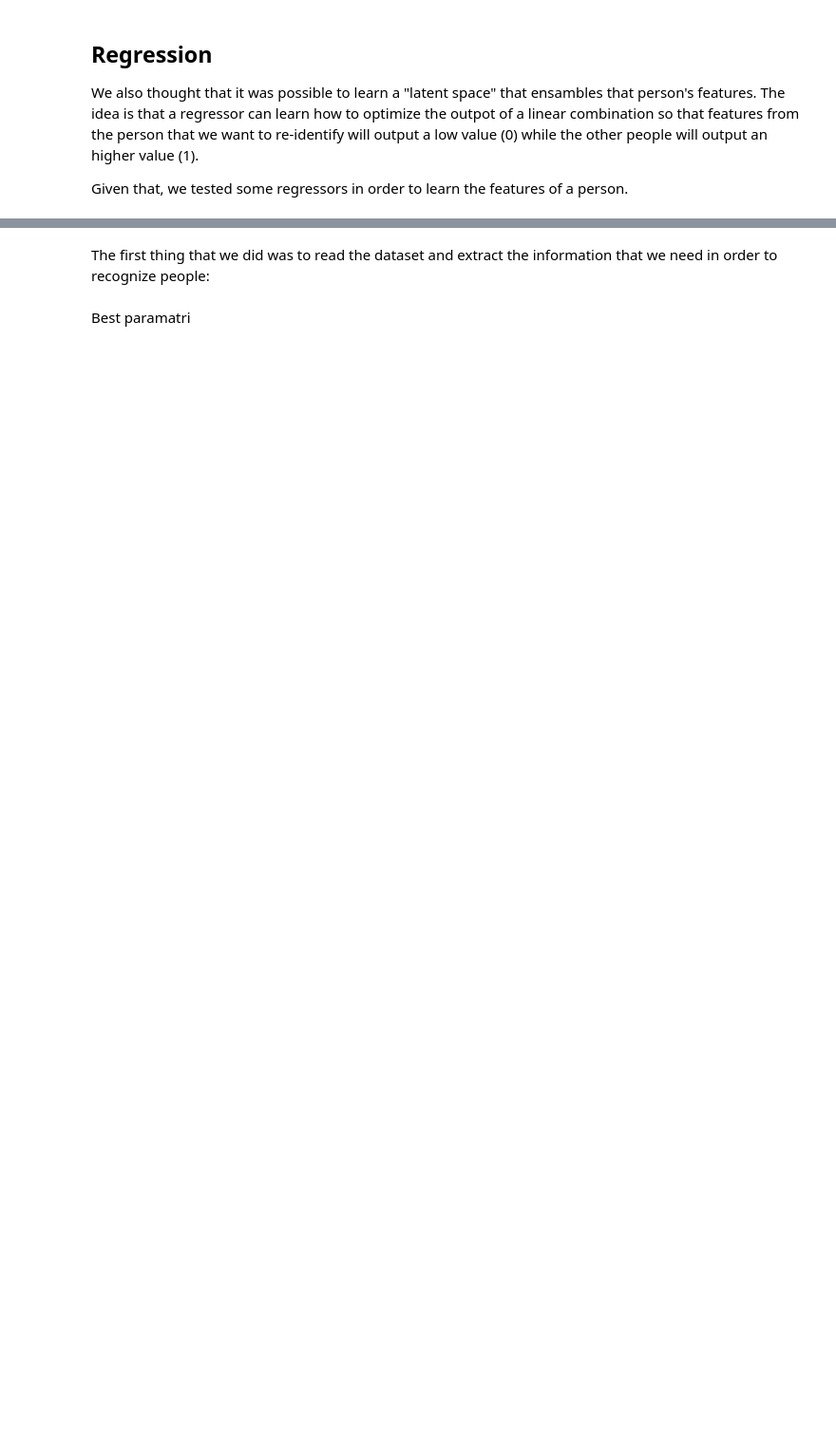
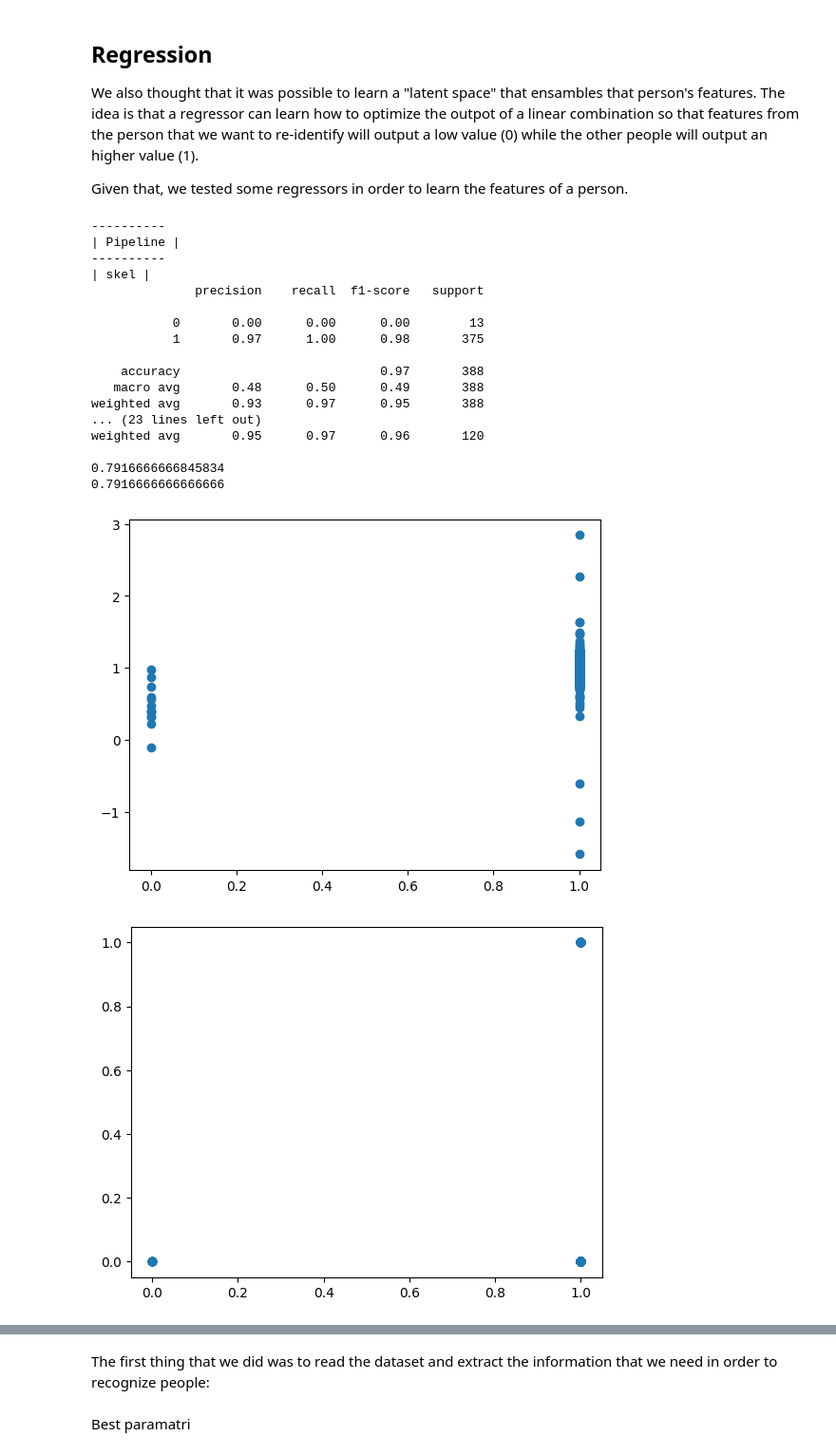
Before and after one commit to Andreus00/FDS, a Jupyter notebook: src/notebook.ipynb, the cells around one changed output, grey strips where cells are left out. Shown at 95% size. Saved outputs shown, nothing was run; the diff lists cells and outputs as text; code cells hidden in the pictures; blank space fills up the shorter version.

```diff
--- a/src/notebook.ipynb
+++ b/src/notebook.ipynb
@@ -401,11 +390,15 @@ Given that, we tested some regressors in order to learn the features of a person
 # %%
 # X_logistic, y_logistc, _ = d.sample_dataset(video=0, return_images=False)
 X = np.load(config.SAMPLED_PATH + "video_0_sample_0_X.npy")
-y = np.load(config.SAMPLED_PATH + "video_0_sample_0_y.npy") * 100
+y = np.load(config.SAMPLED_PATH + "video_0_sample_0_y.npy")
+y -= 1
+y *= -1
 X_skel, X_clothes, X_face, X_skel_test, X_clothes_test, X_face_test, y_train, y_test, y_face, y_face_test = filter_and_split_dataset(X, y)
 
 X = np.load(config.SAMPLED_PATH + "video_0_sample_1_X.npy")
-y = np.load(config.SAMPLED_PATH + "video_0_sample_1_y.npy") * 100
+y = np.load(config.SAMPLED_PATH + "video_0_sample_1_y.npy")
+y -= 1
+y *= -1
 X_skel_logistic, X_clothes_logistic, X_face_logistic, X_skel_test_logistic, X_clothes_test_logistic, X_face_test_logistic, y_train_logistic, y_test_logistic, y_face_logistic, y_face_test_logistic = filter_and_split_dataset(X, y)
 c_svr = 0
 
@@ -431,33 +424,26 @@ def test_regression(name, model_skel, model_clothes, model_face,
     print("| skel |")
     skel_pred = model_skel.predict(X_skel_test)
 
-    for a, b in zip(skel_pred, y_test):
-        print(a, b)
-
     log_skel_pred = log_reg_skel.predict(skel_pred.reshape(-1, 1))
 
-    print(classification_report(y_test, log_skel_pred))
+    print(classification_report(y_test, log_skel_pred, zero_division=0))
     print(mean_absolute_error(y_test, skel_pred))
     print(mean_squared_error(y_test, skel_pred))
 
     print("| clothes |")
     clotehs_pred = model_clothes.predict(X_clothes_test)
-    for a, b in zip(clotehs_pred, y_test):
-        print(a, b)
 
     log_clotehs_pred = log_reg_clothes.predict(clotehs_pred.reshape(-1, 1))
 
-    print(classification_report(y_test, log_clotehs_pred))
+    print(classification_report(y_test, log_clotehs_pred, zero_division=0))
     print(mean_absolute_error(y_test, clotehs_pred))
     print(mean_squared_error(y_test, clotehs_pred))
 
     print("| face |")
     face_pred = model_face.predict(X_face_test)
-    for a, b in zip(face_pred, y_face_test):
-        print(a, b)
     log_face_pred = log_reg_face.predict(face_pred.reshape(-1, 1))
 
-    print(classification_report(y_face_test, log_face_pred))
+    print(classification_report(y_face_test, log_face_pred, zero_division=0))
     print(mean_absolute_error(y_face_test, face_pred))
     print(mean_squared_error(y_face_test, face_pred))
 
@@ -470,7 +456,28 @@ def test_regression(name, model_skel, model_clothes, model_face,
     plt.plot(y_face_test, face_pred, 'o')
     plt.show()
 # %%
-m1 = Pipeline([("poly", PolynomialFeatures(degree=2)), ("LinReg", Lasso(max_iter=100000))])
-m2 = Pipeline([("poly", PolynomialFeatures(degree=2)), ("LinReg", Lasso(max_iter=100000))])
-m3 = Pipeline([("poly", PolynomialFeatures(degree=2)), ("LinReg", Lasso(max_iter=100000))])
+m1 = Pipeline([("poly", PolynomialFeatures(degree=4)),("LinReg", SVC())])
+m2 = Pipeline([("poly", PolynomialFeatures(degree=4)),("LinReg", SVC())])
+m3 = Pipeline([("poly", PolynomialFeatures(degree=4)),("LinReg", SVC())])
+
 test_regression("Pipeline", m1, m2, m3, X_skel, X_clothes, X_face, X_skel_test, X_clothes_test, X_face_test, y_train, y_test, y_face, y_face_test, X_skel_logistic, X_clothes_logistic, X_face_logistic, X_skel_test_logistic, X_clothes_test_logistic, X_face_test_logistic, y_train_logistic, y_test_logistic, y_face_logistic, y_face_test_logistic)
+# %% [output]
+----------
+| Pipeline |
+----------
+| skel |
+              precision    recall  f1-score   support
+
+           0       0.00      0.00      0.00        13
+           1       0.97      1.00      0.98       375
+
+    accuracy                           0.97       388
+   macro avg       0.48      0.50      0.49       388
+weighted avg       0.93      0.97      0.95       388
+... (23 lines left out)
+weighted avg       0.95      0.97      0.96       120
+
+0.7916666666845834
+0.7916666666666666
+[figure, added]
+[figure, added]
```
Also changed, not shown: parts of 8 cells of this notebook, 2 other files.
